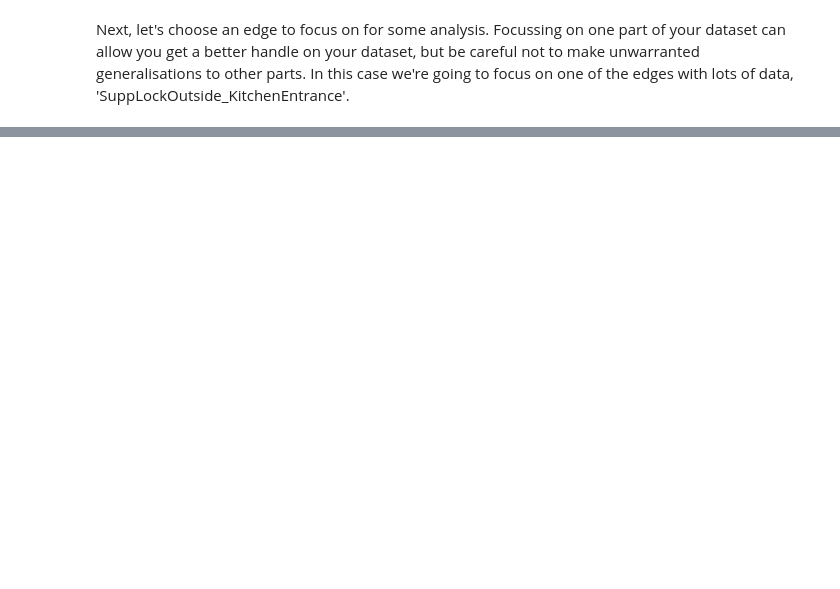
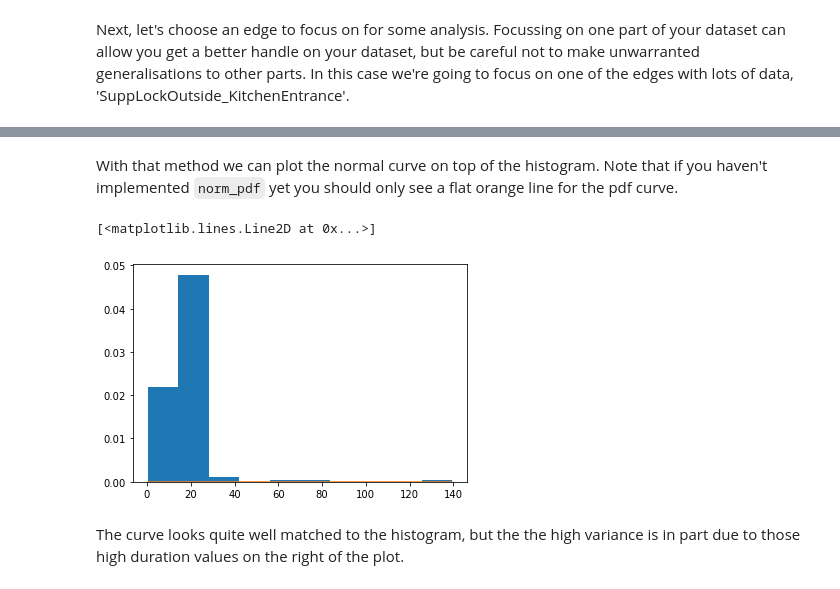
Before and after one commit to hawesie/oxnet-science, a Jupyter notebook: notebooks/robot_navigation_statistics.ipynb, the cells around one changed output, grey strips where cells are left out. Cells and saved outputs as stored; diff of their text form; code cells hidden in the pictures; blank space fills up the shorter version.

```diff
--- a/notebooks/robot_navigation_statistics.ipynb
+++ b/notebooks/robot_navigation_statistics.ipynb
@@ -349,0 +295,6 @@ More open-ended, challenging tasks for those more comfortable with Python and/or
+# %%
+edge_id_probs = []
+for edge_id, edge_data in edge_operation_data.items():
+    # edit the line below to store the requested data in each tuple
+    edge_tuple = ()
+    edge_id_probs.append(edge_tuple)
@@ -349,0 +319,6 @@ More open-ended, challenging tasks for those more comfortable with Python and/or
+# %%
+def estimate_duration_parameters(edge_data):
+    # Replace this with your code
+    mu = 0
+    var = 1
+    return mu, var
@@ -349,0 +348,20 @@ More open-ended, challenging tasks for those more comfortable with Python and/or
+# %%
+def norm_pdf(x, mu, var):
+    # Your code here
+    return 0
+# %% [markdown]
+With that method we can plot the normal curve on top of the histogram. Note that if you haven't implemented `norm_pdf` yet you should only see a flat orange line for the pdf curve.
+# %%
+mu, var = estimate_duration_parameters(edge_operation_data[focus_edge])
+# create our x values
+x = np.linspace(np.min(edge_durations), np.max(edge_durations), 1000)
+# use our pdf function to compute a y value for each x
+y = [norm_pdf(x_i, mu, var) for x_i in x]
+# then plot both
+plt.hist(edge_durations, density=True)
+plt.plot(x, y)
+# %% [output]
+[<matplotlib.lines.Line2D at 0x...>]
+[figure, added]
+# %% [markdown]
+The curve looks quite well matched to the histogram, but the the high variance is in part due to those high duration values on the right of the plot.
```
Also changed, not shown: parts of 86 cells of this notebook.
